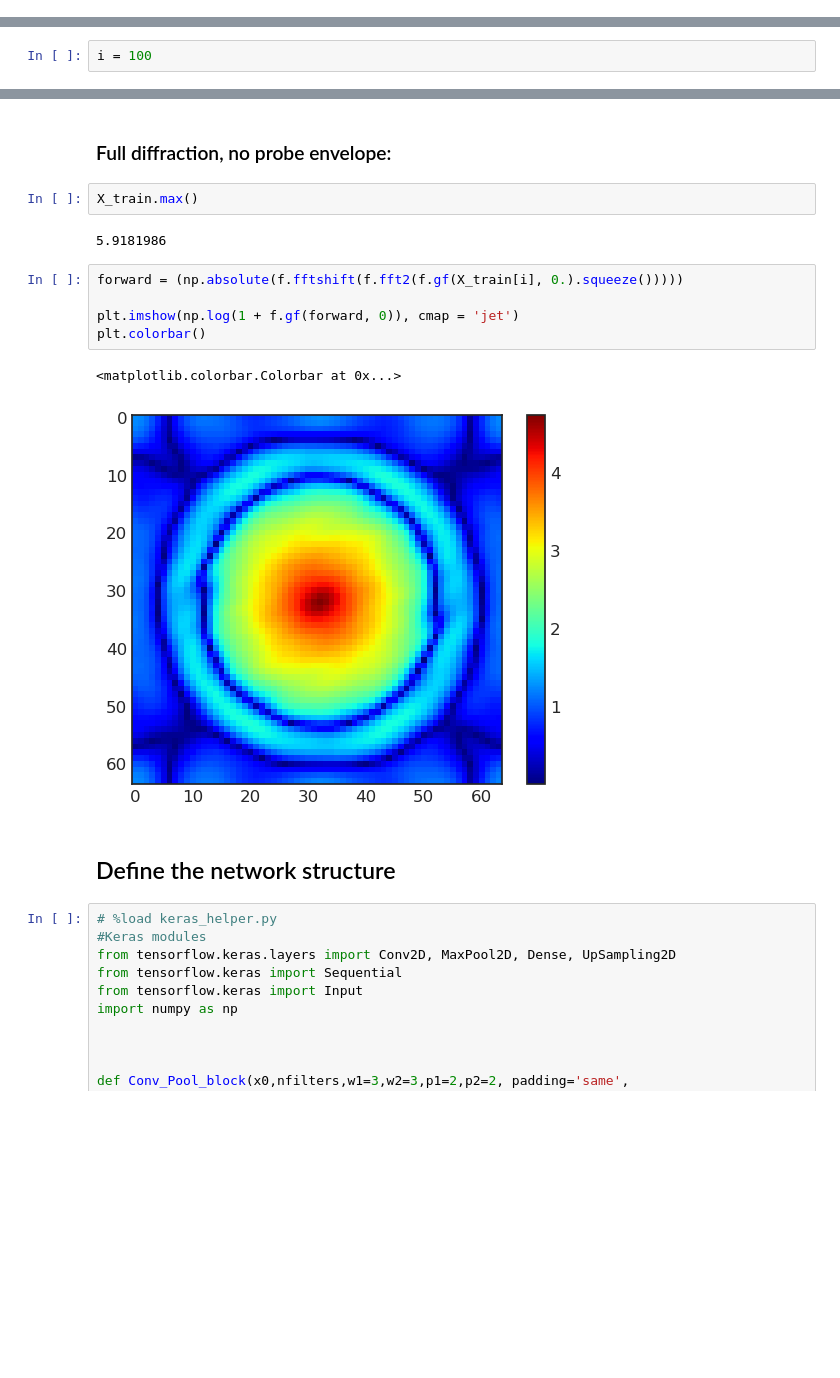
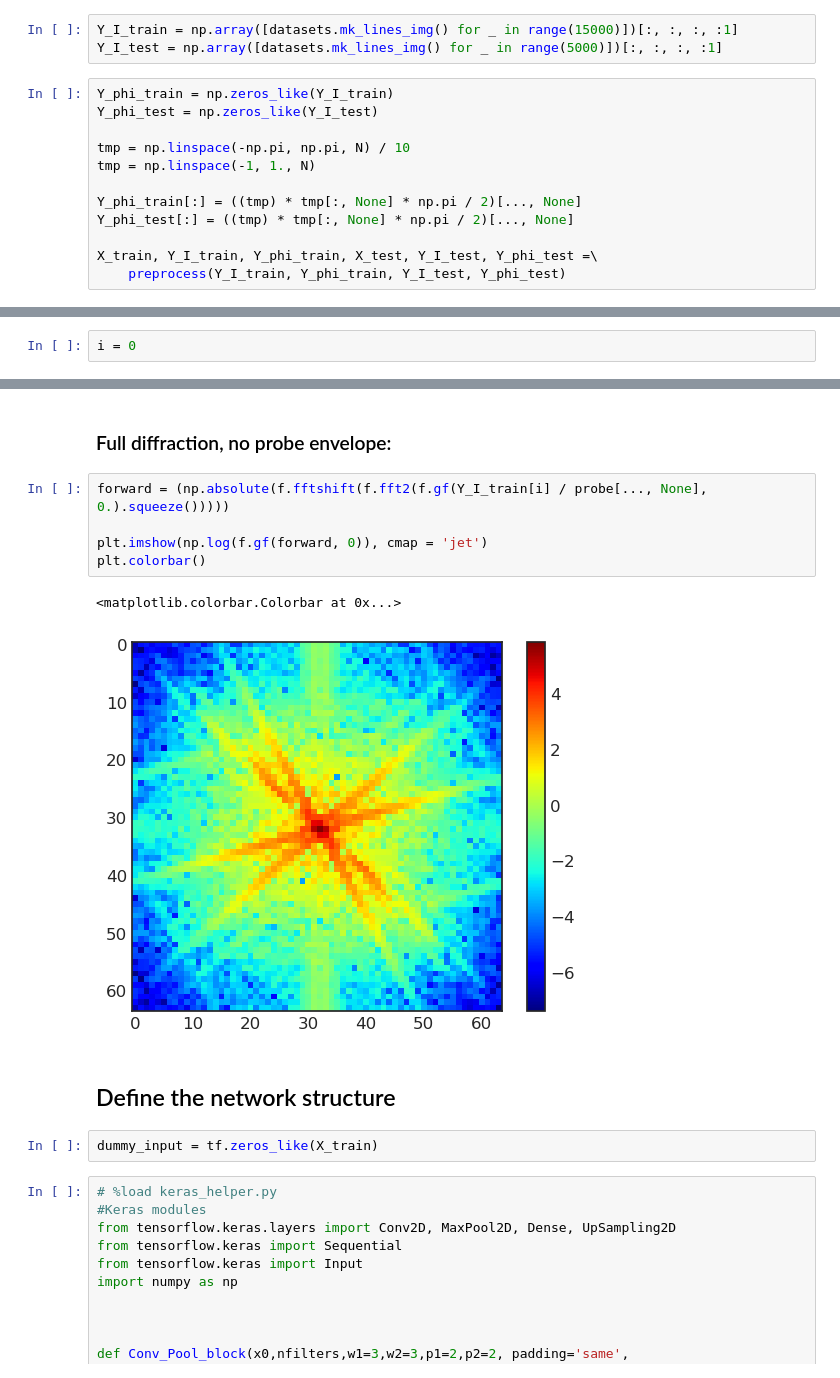
Before and after one commit to hoidn/PtychoPINN, a Jupyter notebook: tf_ptycho_autoencoder.ipynb, the cells around one changed output, grey strips where cells are left out. Cells and saved outputs as stored; diff of their text form; blank space fills up the shorter version.

```diff
--- a/tf_ptycho_autoencoder.ipynb
+++ b/tf_ptycho_autoencoder.ipynb
@@ -203,0 +254,15 @@ X_test = np.array(hh.pad_and_diffract(Y_I_test, h, w, pad=False)[1])
+# %%
+Y_I_train = np.array([datasets.mk_lines_img() for _ in range(15000)])[:, :, :, :1]
+Y_I_test = np.array([datasets.mk_lines_img() for _ in range(5000)])[:, :, :, :1]
+# %%
+Y_phi_train = np.zeros_like(Y_I_train)
+Y_phi_test = np.zeros_like(Y_I_test)
+
+tmp = np.linspace(-np.pi, np.pi, N) / 10
+tmp = np.linspace(-1, 1., N)
+
+Y_phi_train[:] = ((tmp) * tmp[:, None] * np.pi / 2)[..., None]
+Y_phi_test[:] = ((tmp) * tmp[:, None] * np.pi / 2)[..., None]
+
+X_train, Y_I_train, Y_phi_train, X_test, Y_I_test, Y_phi_test =\
+    preprocess(Y_I_train, Y_phi_train, Y_I_test, Y_phi_test)
@@ -211,0 +292,2 @@ plt.colorbar()
+# %%
+i = 0
@@ -218,3 +306 @@ plt.colorbar()
-# %%
-i = 100
 # %%
@@ -253,20 +328,18 @@ plt.imshow(np.log(np.squeeze(Y_I_train[i])), cmap = 'jet')
 #     return scipy.signal.fftconvolve(im1_gray, im2_gray[::-1,::-1], mode='same')
 # %% [markdown]
 ### Full diffraction, no probe envelope:
-# %%
-X_train.max()
-# %% [output]
-5.9181986
 # %%
-forward = (np.absolute(f.fftshift(f.fft2(f.gf(X_train[i], 0.).squeeze()))))
+forward = (np.absolute(f.fftshift(f.fft2(f.gf(Y_I_train[i] / probe[..., None], 0.).squeeze()))))
 
-plt.imshow(np.log(1 + f.gf(forward, 0)), cmap = 'jet')
+plt.imshow(np.log(f.gf(forward, 0)), cmap = 'jet')
 plt.colorbar()
 # %% [output]
 <matplotlib.colorbar.Colorbar at 0x...>
-[figure, old version]
+[figure, new version]
 # %% [markdown]
 ## Define the network structure
+# %%
+dummy_input = tf.zeros_like(X_train)
 # %%
 # %load keras_helper.py
 #Keras modules
```
Also changed, not shown: parts of 75 cells of this notebook.
